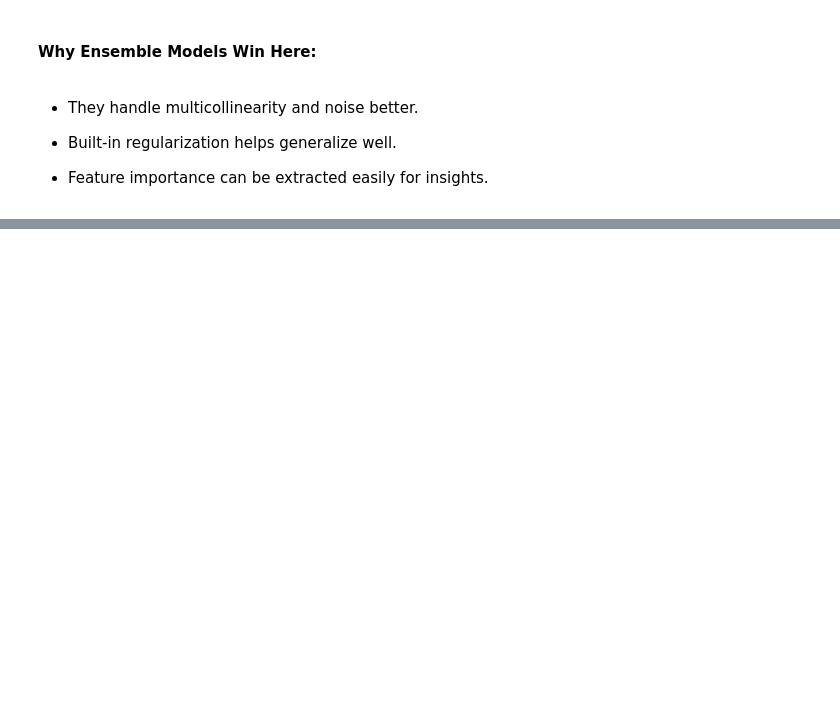
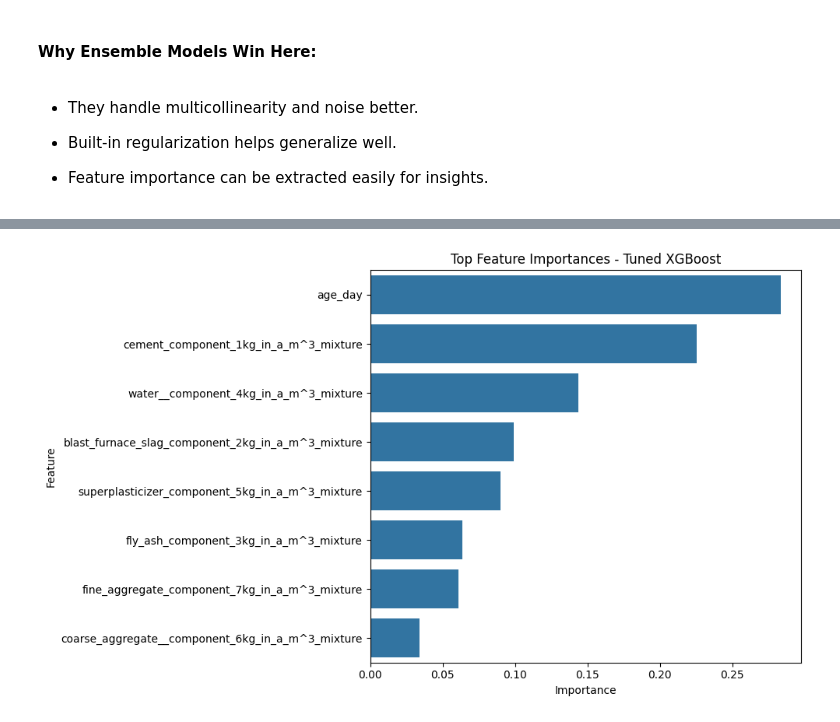
Before and after one commit to semhane/Machine_Learning_Project, a Jupyter notebook: Models/Regression/Semhane_models.ipynb, the cells around one changed output, grey strips where cells are left out. Drawn from its saved outputs; the diff is of its cells as text; code cells hidden in the pictures; blank space fills up the shorter version.

```diff
--- a/Models/Regression/Semhane_models.ipynb
+++ b/Models/Regression/Semhane_models.ipynb
@@ -571,0 +597,2 @@ plt.show()
+# %%
+results_list = []
@@ -571,0 +768,61 @@ plt.show()
+# %%
+results_df = pd.DataFrame(results_list)
+# Sort by R2/Accuracy descending for regression, then by Model name
+# For classification (binned Naive Bayes), higher accuracy is better
+# For regression, higher R2 and lower RMSE are better.
+results_df_regression = results_df[results_df['Type'] == 'Regression'].copy()
+results_df_classification = results_df[results_df['Type'] == 'Classification (Binned)'].copy()
+
+if not results_df_regression.empty:
+    results_df_regression['R2/Accuracy'] = pd.to_numeric(results_df_regression['R2/Accuracy'], errors='coerce')
+    results_df_regression['RMSE'] = pd.to_numeric(results_df_regression['RMSE'], errors='coerce')
+    results_df_regression = results_df_regression.sort_values(by='R2/Accuracy', ascending=False)
+
+if not results_df_classification.empty:
+    results_df_classification['R2/Accuracy'] = pd.to_numeric(results_df_classification['R2/Accuracy'], errors='coerce')
+    results_df_classification = results_df_classification.sort_values(by='R2/Accuracy', ascending=False)
+# %%
+print("\n\n📊 Summary of Model Performances:")
+print("\n--- Regression Models ---")
+if not results_df_regression.empty:
+    print(results_df_regression[['Model', 'R2/Accuracy', 'RMSE']].to_string(index=False))
+else:
+    print("No regression model results to display.")
+
+print("\n--- Naive Bayes (Binned Classification) ---")
+if not results_df_classification.empty:
+    print(results_df_classification[['Model', 'R2/Accuracy']].to_string(index=False))
+else:
+    print("No Naive Bayes results to display.")
+
+# --- Optional: Plotting feature importances for the best tree-based model ---
+best_regression_model_name = ""
+if not results_df_regression.empty:
+    best_regression_model_name = results_df_regression.iloc[0]['Model']
+
+best_model_estimator = None
+if "XGBoost (Tuned)" in best_regression_model_name and best_xgb:
+    best_model_estimator = best_xgb
+    model_type = "XGBoost"
+elif "Random Forest (Tuned)" in best_regression_model_name and best_rf:
+    best_model_estimator = best_rf
+    model_type = "Random Forest"
+elif "Gradient Boosting (Tuned)" in best_regression_model_name and best_gb:
+    best_model_estimator = best_gb
+    model_type = "Gradient Boosting"
+
+if best_model_estimator and hasattr(best_model_estimator, 'feature_importances_'):
+    print(f"\n--- Feature Importances for Best Tuned Model ({model_type}) ---")
+    importances = best_model_estimator.feature_importances_
+    feature_names = X.columns
+    feature_importance_df = pd.DataFrame({'Feature': feature_names, 'Importance': importances})
+    feature_importance_df = feature_importance_df.sort_values(by='Importance', ascending=False)
+
+    print(feature_importance_df)
+
+    plt.figure(figsize=(10, 6))
+    sns.barplot(x='Importance', y='Feature', data=feature_importance_df.head(10)) # Display top 10
+    plt.title(f'Top Feature Importances - Tuned {model_type}')
+    plt.tight_layout()
+    plt.show()
+# %% [output]
@@ -571,0 +846 @@ plt.show()
+[figure, added]
```
Also changed, not shown: parts of 29 cells of this notebook.
